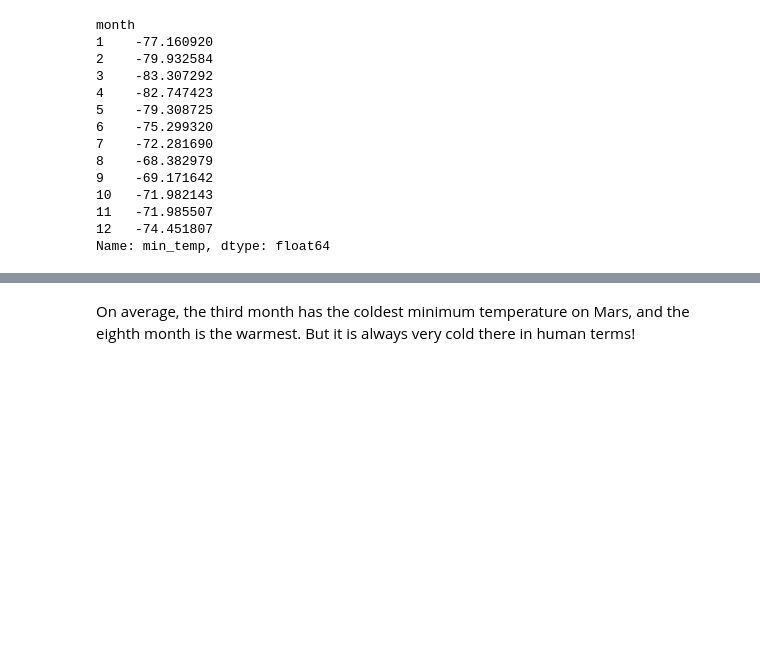
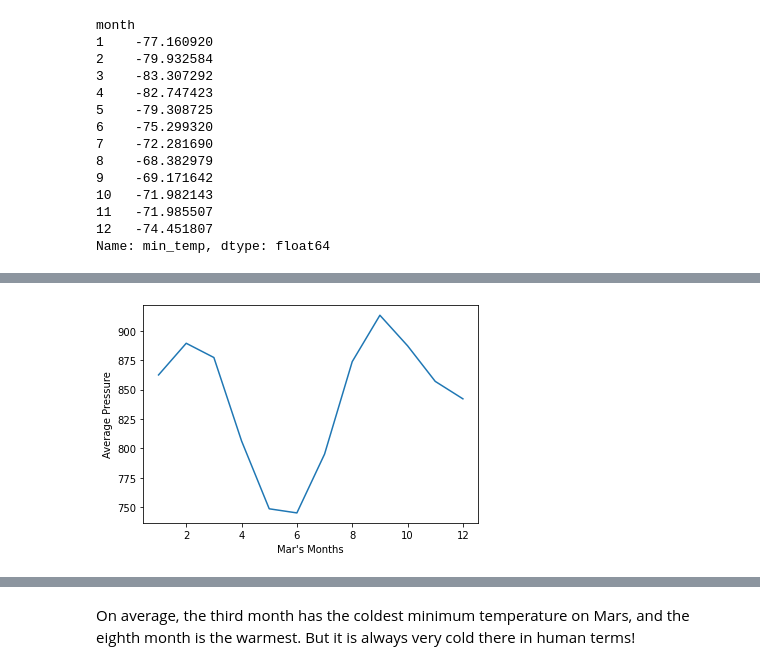
Before and after one commit to KAMAS-2058/web-scraping, a Jupyter notebook: part_2_mars_weather.ipynb, the cells around one changed output, grey strips where cells are left out. Saved outputs shown, nothing was run; the diff lists cells and outputs as text; code cells hidden in the pictures; blank space fills up the shorter version.

```diff
--- a/part_2_mars_weather.ipynb
+++ b/part_2_mars_weather.ipynb
@@ -184,2 +206,4 @@ ax1.bar()
 # %%
 # 4. Average pressure by Martian month
+avge_press = df.groupby(['month'])['pressure'].mean()
+avge_press
@@ -186,4 +225,11 @@ ax1.bar()
 # %%
 # Plot the average pressure by month
+plt.figure()
+ax1 = avge_press.plot()
+ax1.set_xlabel("Mar's Months")
+ax1.set_ylabel("Average Pressure")
+plt.show()
+# %% [output]
+[figure, added]
 # %%
 # 5. How many terrestrial (earth) days are there in a Martian year?
```
Also changed, not shown: parts of 6 cells of this notebook, 2 other files.
